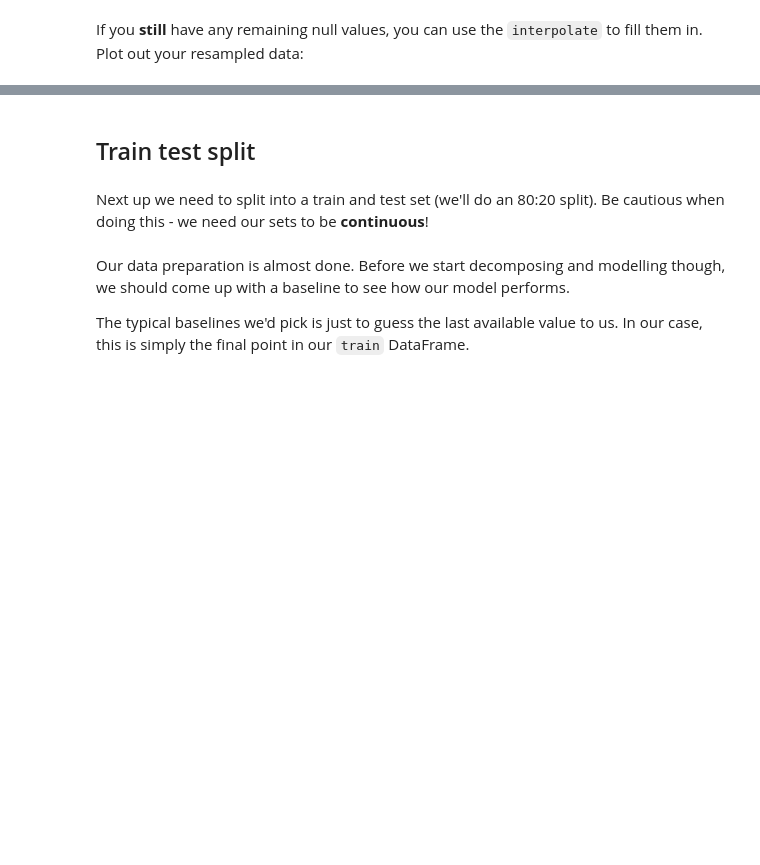
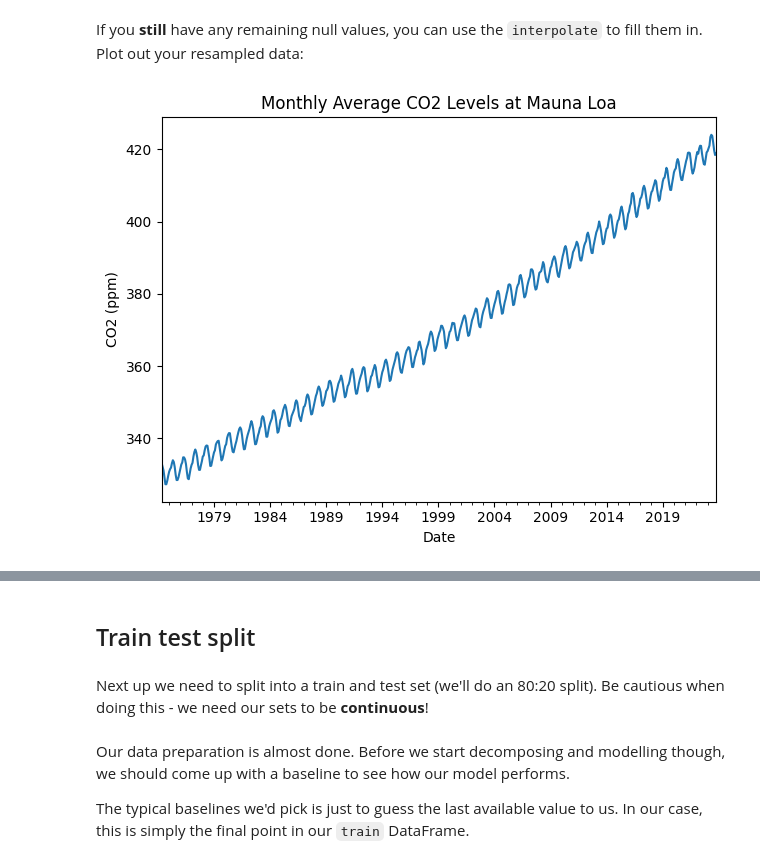
Before and after one commit to saranjthilak/data-arima-101, a Jupyter notebook: arima_seasonal_intro.ipynb, the cells around one changed output, grey strips where cells are left out. Cells and saved outputs as stored; diff of their text form; code cells hidden in the pictures; blank space fills up the shorter version.

Commit message:
Completed monthly step

```diff
--- a/arima_seasonal_intro.ipynb
+++ b/arima_seasonal_intro.ipynb
@@ -125,4 +125,11 @@ git push origin master
 # %% [markdown]
 Let's actually see where are missing values lie. Use `pd.date_range` to create the index we __should__ have. Then use the DataFrame's `.reindex()` function with this new date range to see where our null values actually are in our first 100 entries!
 # %%
-# YOUR CODE HERE
+# Create the full date range from start to end
+full_date_range = pd.date_range(start=df.index.min(), end=df.index.max(), freq='D')
+
+# Reindex the DataFrame using the full date range
+df_full = df.reindex(full_date_range)
+
+# Check the first 100 entries for missing values
+df_full.head(100)
@@ -133,4 +157,7 @@ df["CO2 molfrac (ppm)"][:100].interpolate("linear").plot()
 # %% [markdown]
 Interpolation uses a simple linear method to connect the dots for us 😊 Obviously this is making some assumptions that aren't perfectand we don't actually need to have daily samples - instead we'll `resample` our DataFrame on a monthly basis and try to model that. Try using the `.resample()` function to create a DataFrame with each month's average and name it `monthly`. See [docs](https://pandas.pydata.org/docs/reference/api/pandas.DataFrame.resample.html) here.
 # %%
-# YOUR CODE HERE
+# Resample the data to get the monthly average CO2 values
+monthly = df_full.resample('M').mean()
+
+monthly.head()
@@ -137,6 +171,16 @@ Interpolation uses a simple linear method to connect the dots for us 😊 Obviou
 # %% [markdown]
 If you __still__ have any remaining null values, you can use the `interpolate` to fill them in. Plot out your resampled data:
 # %%
-# YOUR CODE HERE
+# Fill remaining null values using interpolation
+monthly_interpolated = monthly.interpolate()
+
+# Plot the resampled and interpolated monthly data
+monthly_interpolated.plot(y='CO2 molfrac (ppm)', legend=False, title='Monthly Average CO2 Levels at Mauna Loa')
+plt.ylabel('CO2 (ppm)')
+plt.xlabel('Date')
+plt.tight_layout()
+plt.show()
+# %% [output]
+[figure, added]
 # %%
 monthly[-300:].plot()
```
Also changed, not shown: parts of 7 cells of this notebook, 1 other file.
